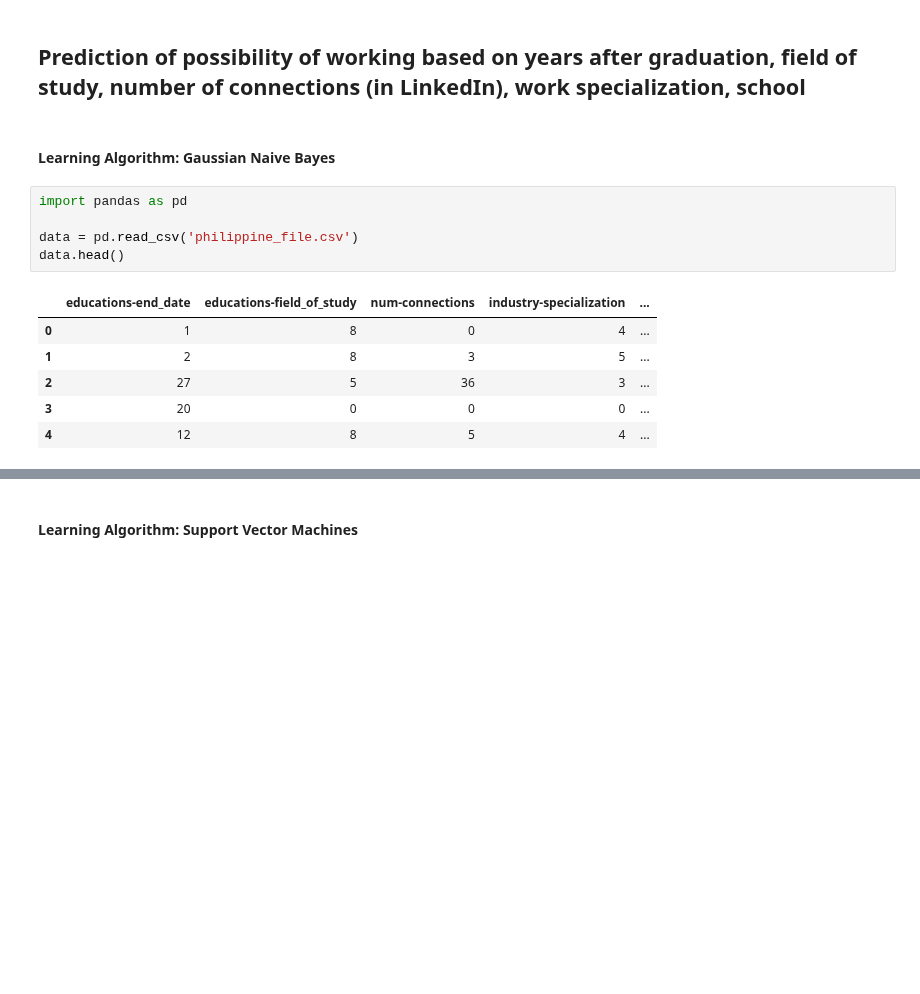
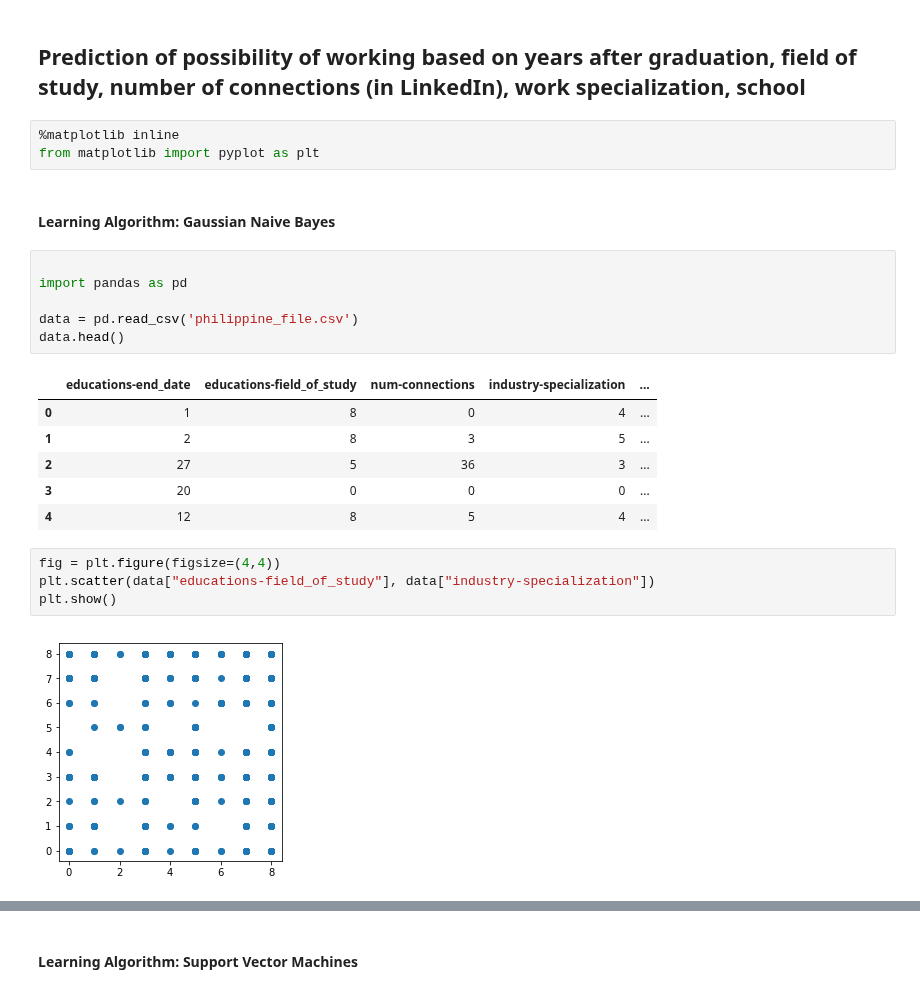
Before and after one commit to mychll31/career_path_jupyter_notebook, a Jupyter notebook: Machine Learning Algorithm (Experiments).ipynb, the cells around one changed output, grey strips where cells are left out. Drawn from its saved outputs; the diff is of its cells as text; blank space fills up the shorter version.

```diff
--- a/Machine Learning Algorithm (Experiments).ipynb
+++ b/Machine Learning Algorithm (Experiments).ipynb
@@ -1,8 +1,12 @@
 # %% [markdown]
 ## Prediction of possibility of working based on years after graduation, field of study, number of connections (in LinkedIn), work specialization, school
+# %%
+%matplotlib inline
+from matplotlib import pyplot as plt
 # %% [markdown]
 #### Learning Algorithm: Gaussian Naive Bayes
 # %%
+
 import pandas as pd
 
 data = pd.read_csv('philippine_file.csv')
@@ -14,3 +18,9 @@ data.head()
 | 2 | 27 | 5 | 36 | 3 | ... |
 | 3 | 20 | 0 | 0 | 0 | ... |
 | 4 | 12 | 8 | 5 | 4 | ... |
+# %%
+fig = plt.figure(figsize=(4,4))
+plt.scatter(data["educations-field_of_study"], data["industry-specialization"])
+plt.show()
+# %% [output]
+[figure, added]
```
Also changed, not shown: parts of 14 cells of this notebook.
